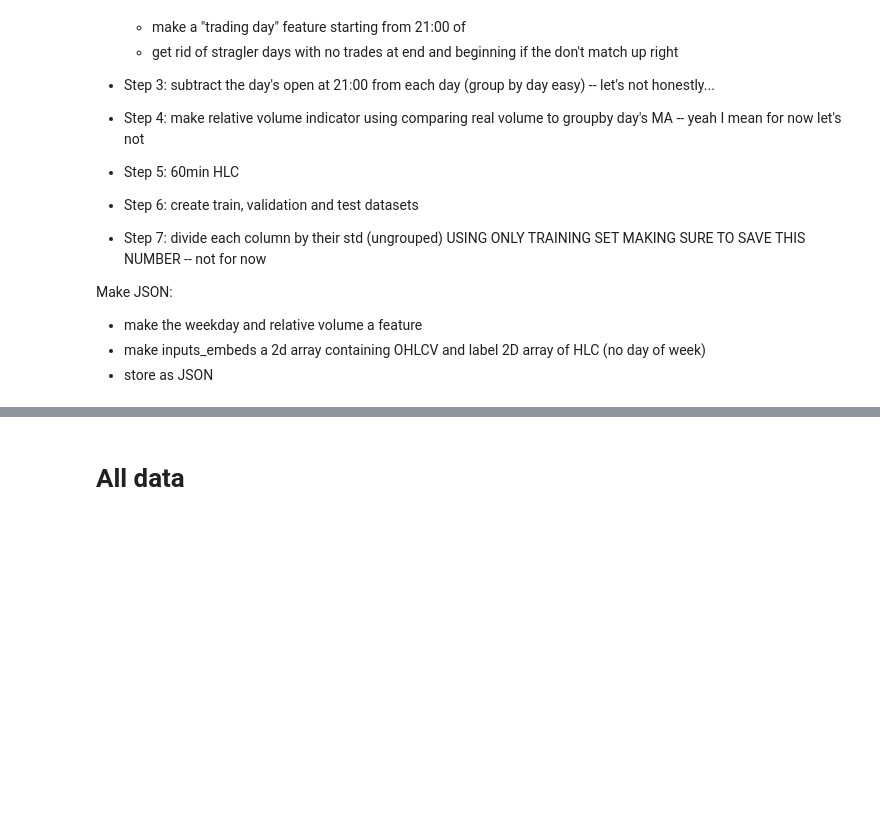
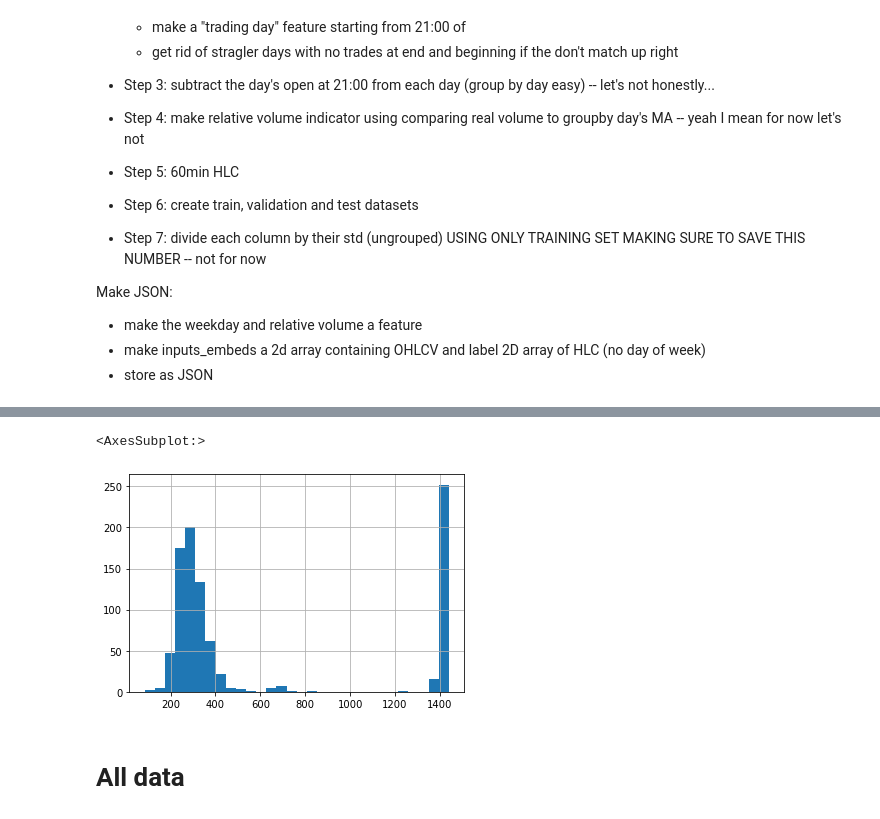
Before and after one commit to mtanghu/Transformer-Trader, a Jupyter notebook: Data.ipynb, the cells around one changed output, grey strips where cells are left out. Saved outputs shown, nothing was run; the diff lists cells and outputs as text; code cells hidden in the pictures; blank space fills up the shorter version.

```diff
--- a/Data.ipynb
+++ b/Data.ipynb
@@ -109,3 +85,31 @@ fx.between_time('20:59', '21:01')
+# %%
+fx = pd.read_csv('data/twelvedata/EUR_USD.csv')
+fx['datetime'] = pd.to_datetime(fx['datetime'], infer_datetime_format = True)
+# %%
+# Linearly interpolate time gaps
+fx = fx.set_index('datetime').asfreq('1min')
+fx['close'] = fx['close'].fillna(method = 'ffill')
+
+# fill open high and low with most recent close
+fx = fx.fillna({
+    'open': fx['close'],
+    'high': fx['close'],
+    'low': fx['close']
+})
+# %%
+# define the "trading day" as from starting on 9pm UTC of the previous day ending at 8:59pm UTC
+fx['day'] = fx.index.dayofweek
+fx.loc[fx.between_time('21:00', '23:59').index, 'day'] += 1
+fx['day'] = fx['day'] % 7 # sunday = 6, then + 1 would be 7 but we want that roll over to monday = 0
+
+# ordinal trading day since start of data (just for help in preprocessing)
+fx['ordinal_day'] = (fx['day'] != fx['day'].shift()).cumsum()
+# %%
+# look at distribution of how many 0 volume minute
+(fx['close'] == fx['close'].shift(1)).groupby(fx['ordinal_day']).sum().hist(bins = 30)
+# %% [output]
+<AxesSubplot:>
+[figure, added]
 # %% [markdown]
 # All data
 # %%
```
Also changed, not shown: parts of 17 cells of this notebook.
